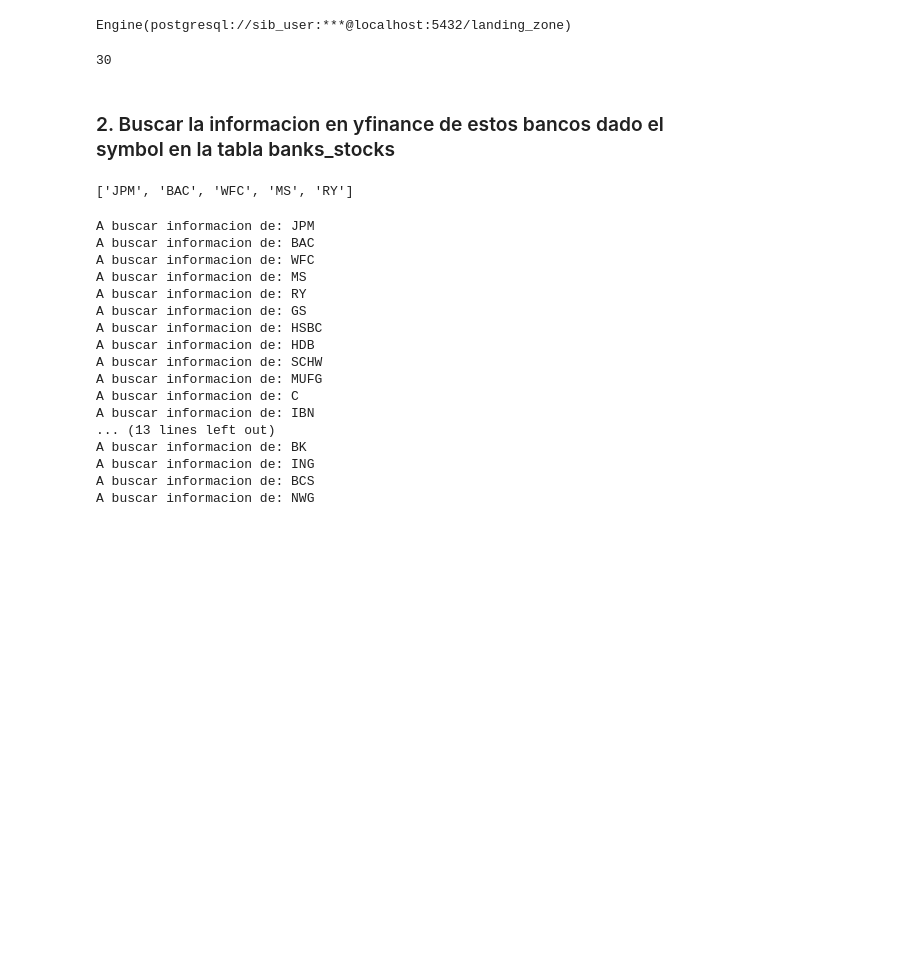
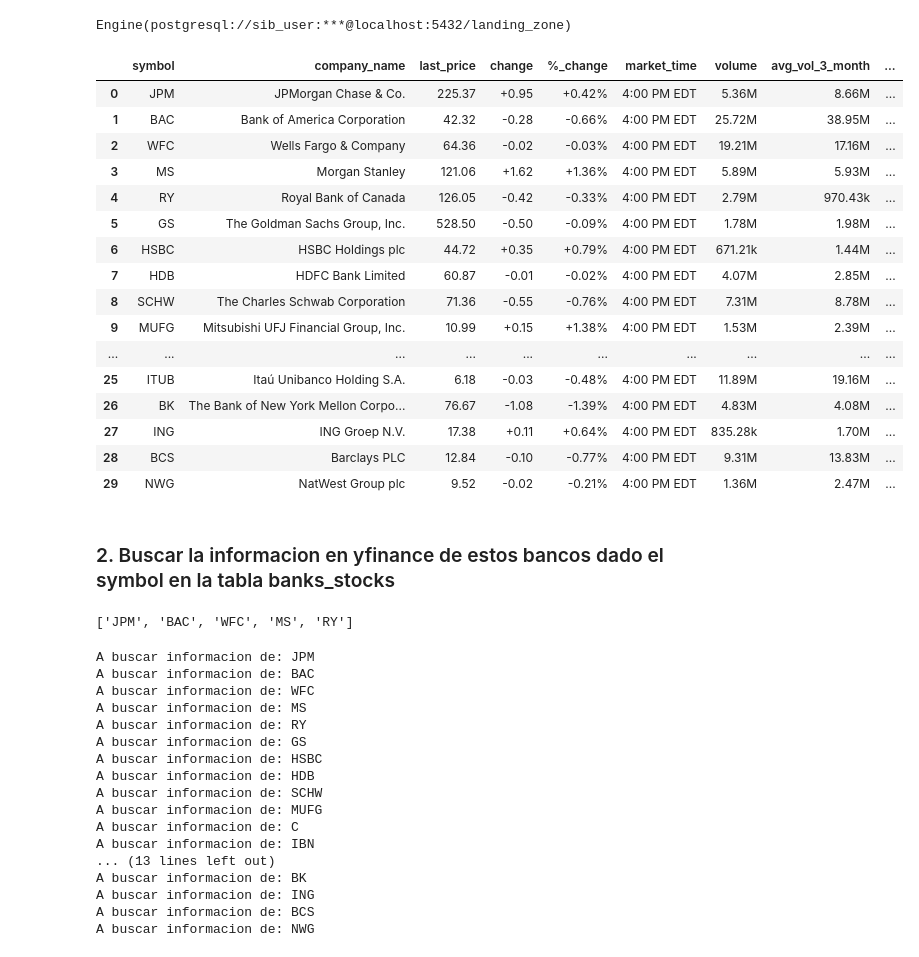
Before and after one commit to gabrielcepedag/sib, a Jupyter notebook: consumir_api.ipynb, the cells around one changed output. Saved outputs shown, nothing was run; the diff lists cells and outputs as text; code cells hidden in the pictures; blank space fills up the shorter version.

```diff
--- a/consumir_api.ipynb
+++ b/consumir_api.ipynb
@@ -57,10 +57,27 @@ engine
 Engine(postgresql://sib_user:***@localhost:5432/landing_zone)
 # %%
 df['Last Price'] = pd.to_numeric(df['Last Price'])
+df.columns = df.columns.str.lower().str.replace(' ', '_').str.replace('(', '').str.replace(')', '')
 
 df.to_sql('banks_stocks', con=engine, if_exists='replace', index=False)
 # %% [output]
-30
+|  | symbol | company_name | last_price | change | %_change | market_time | volume | avg_vol_3_month | ... |
+| 0 | JPM | JPMorgan Chase & Co. | 225.37 | +0.95 | +0.42% | 4:00 PM EDT | 5.36M | 8.66M | ... |
+| 1 | BAC | Bank of America Corporation | 42.32 | -0.28 | -0.66% | 4:00 PM EDT | 25.72M | 38.95M | ... |
+| 2 | WFC | Wells Fargo & Company | 64.36 | -0.02 | -0.03% | 4:00 PM EDT | 19.21M | 17.16M | ... |
+| 3 | MS | Morgan Stanley | 121.06 | +1.62 | +1.36% | 4:00 PM EDT | 5.89M | 5.93M | ... |
+| 4 | RY | Royal Bank of Canada | 126.05 | -0.42 | -0.33% | 4:00 PM EDT | 2.79M | 970.43k | ... |
+| 5 | GS | The Goldman Sachs Group, Inc. | 528.50 | -0.50 | -0.09% | 4:00 PM EDT | 1.78M | 1.98M | ... |
+| 6 | HSBC | HSBC Holdings plc | 44.72 | +0.35 | +0.79% | 4:00 PM EDT | 671.21k | 1.44M | ... |
+| 7 | HDB | HDFC Bank Limited | 60.87 | -0.01 | -0.02% | 4:00 PM EDT | 4.07M | 2.85M | ... |
+| 8 | SCHW | The Charles Schwab Corporation | 71.36 | -0.55 | -0.76% | 4:00 PM EDT | 7.31M | 8.78M | ... |
+| 9 | MUFG | Mitsubishi UFJ Financial Group, Inc. | 10.99 | +0.15 | +1.38% | 4:00 PM EDT | 1.53M | 2.39M | ... |
+| ... | ... | ... | ... | ... | ... | ... | ... | ... | ... |
+| 25 | ITUB | Itaú Unibanco Holding S.A. | 6.18 | -0.03 | -0.48% | 4:00 PM EDT | 11.89M | 19.16M | ... |
+| 26 | BK | The Bank of New York Mellon Corpo... | 76.67 | -1.08 | -1.39% | 4:00 PM EDT | 4.83M | 4.08M | ... |
+| 27 | ING | ING Groep N.V. | 17.38 | +0.11 | +0.64% | 4:00 PM EDT | 835.28k | 1.70M | ... |
+| 28 | BCS | Barclays PLC | 12.84 | -0.10 | -0.77% | 4:00 PM EDT | 9.31M | 13.83M | ... |
+| 29 | NWG | NatWest Group plc | 9.52 | -0.02 | -0.21% | 4:00 PM EDT | 1.36M | 2.47M | ... |
 # %% [markdown]
 ### 2. Buscar la informacion en yfinance de estos bancos dado el symbol en la tabla banks_stocks
 # %%
```
Also changed, not shown: parts of 4 cells of this notebook, 7 other files.
